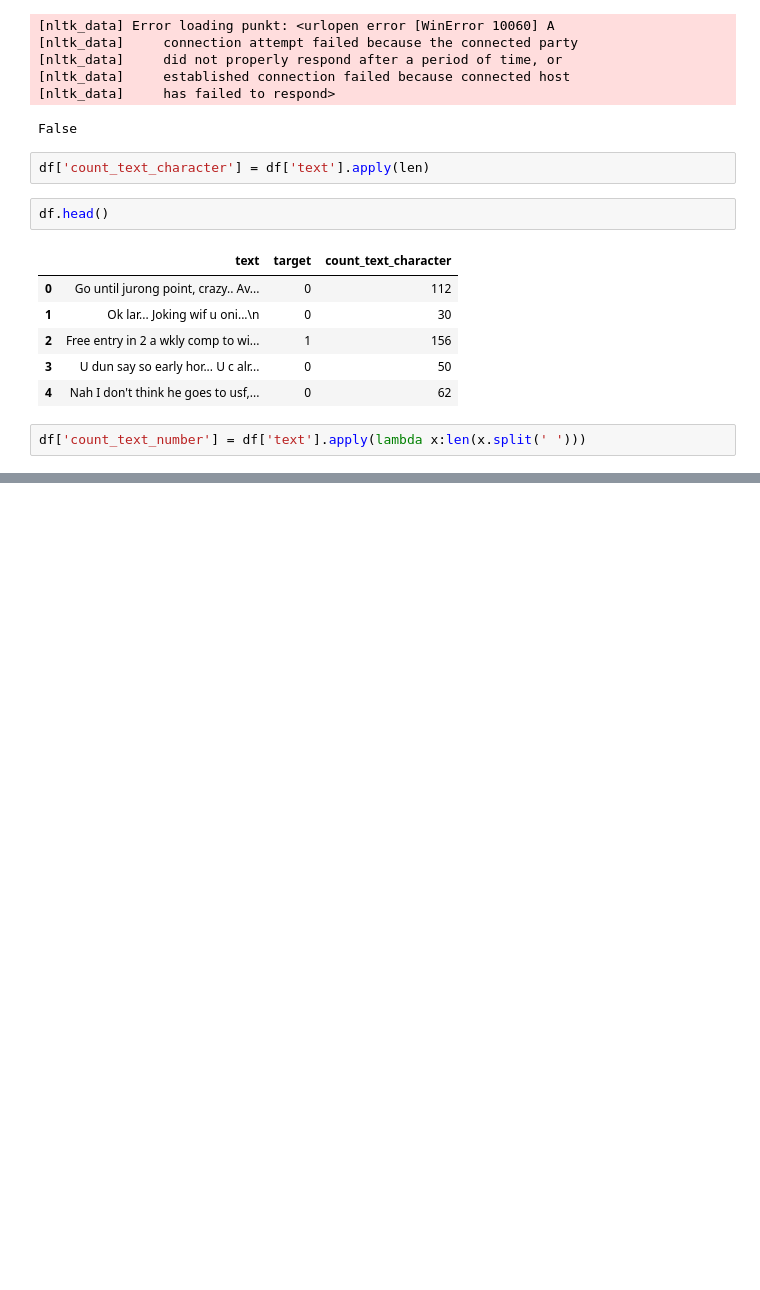
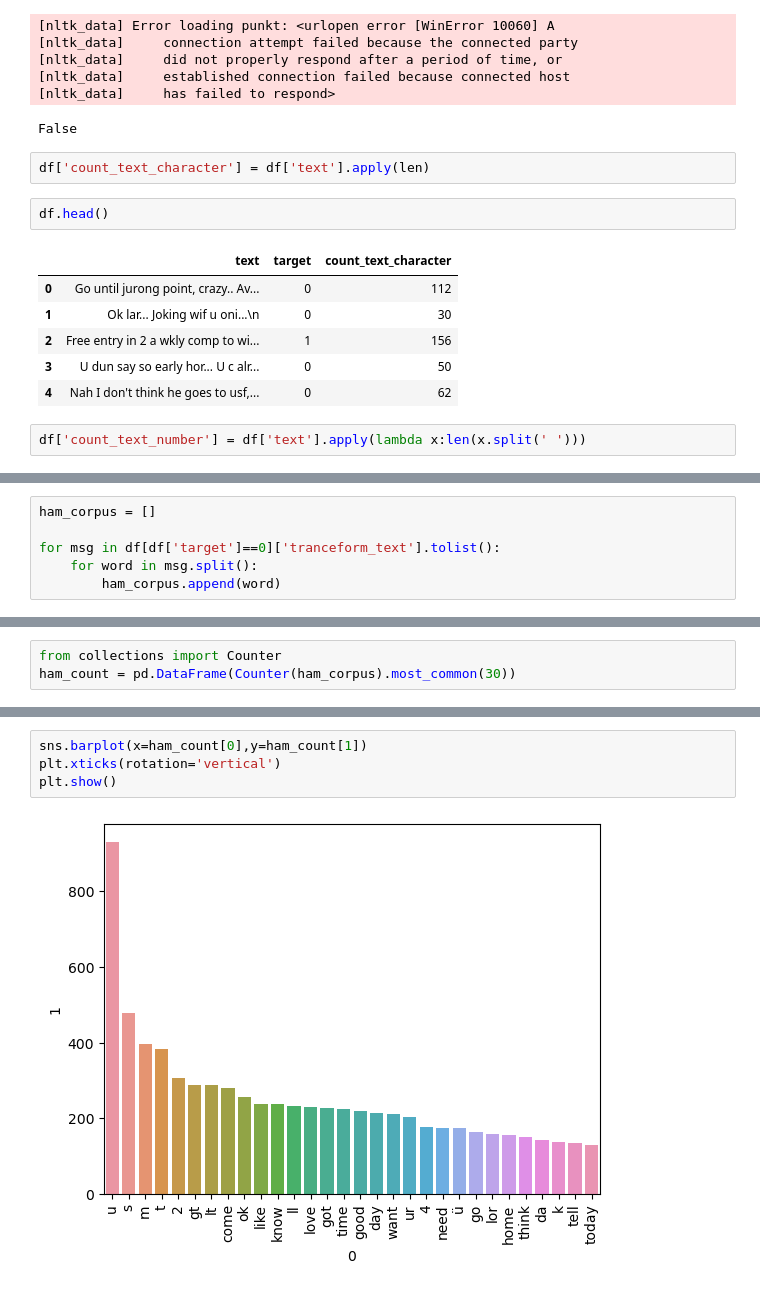
Before and after one commit to Deepkumar-Khokhar/Spam-Detaction, a Jupyter notebook: Spam-Detaction.ipynb, the cells around one changed output, grey strips where cells are left out. Drawn from its saved outputs; the diff is of its cells as text; blank space fills up the shorter version.

```diff
--- a/Spam-Detaction.ipynb
+++ b/Spam-Detaction.ipynb
@@ -237,0 +344,6 @@ New length:  75
+# %%
+ham_corpus = []
+
+for msg in df[df['target']==0]['tranceform_text'].tolist():
+    for word in msg.split():
+        ham_corpus.append(word)
@@ -237,0 +354,3 @@ New length:  75
+# %%
+from collections import Counter
+ham_count = pd.DataFrame(Counter(ham_corpus).most_common(30))
@@ -237,0 +366,6 @@ New length:  75
+# %%
+sns.barplot(x=ham_count[0],y=ham_count[1])
+plt.xticks(rotation='vertical')
+plt.show()
+# %% [output]
+[figure, added]
```
Also changed, not shown: parts of 54 cells of this notebook.
